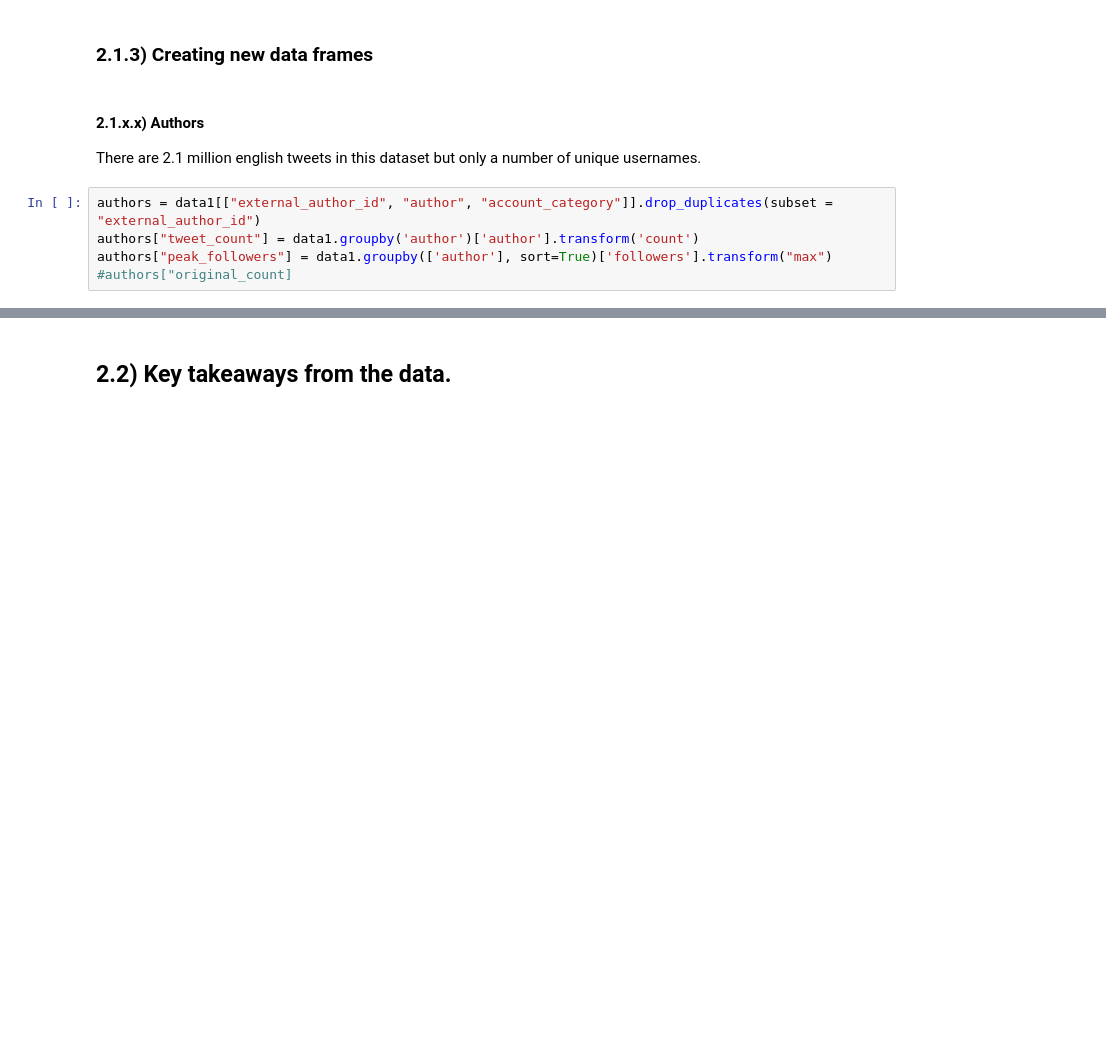
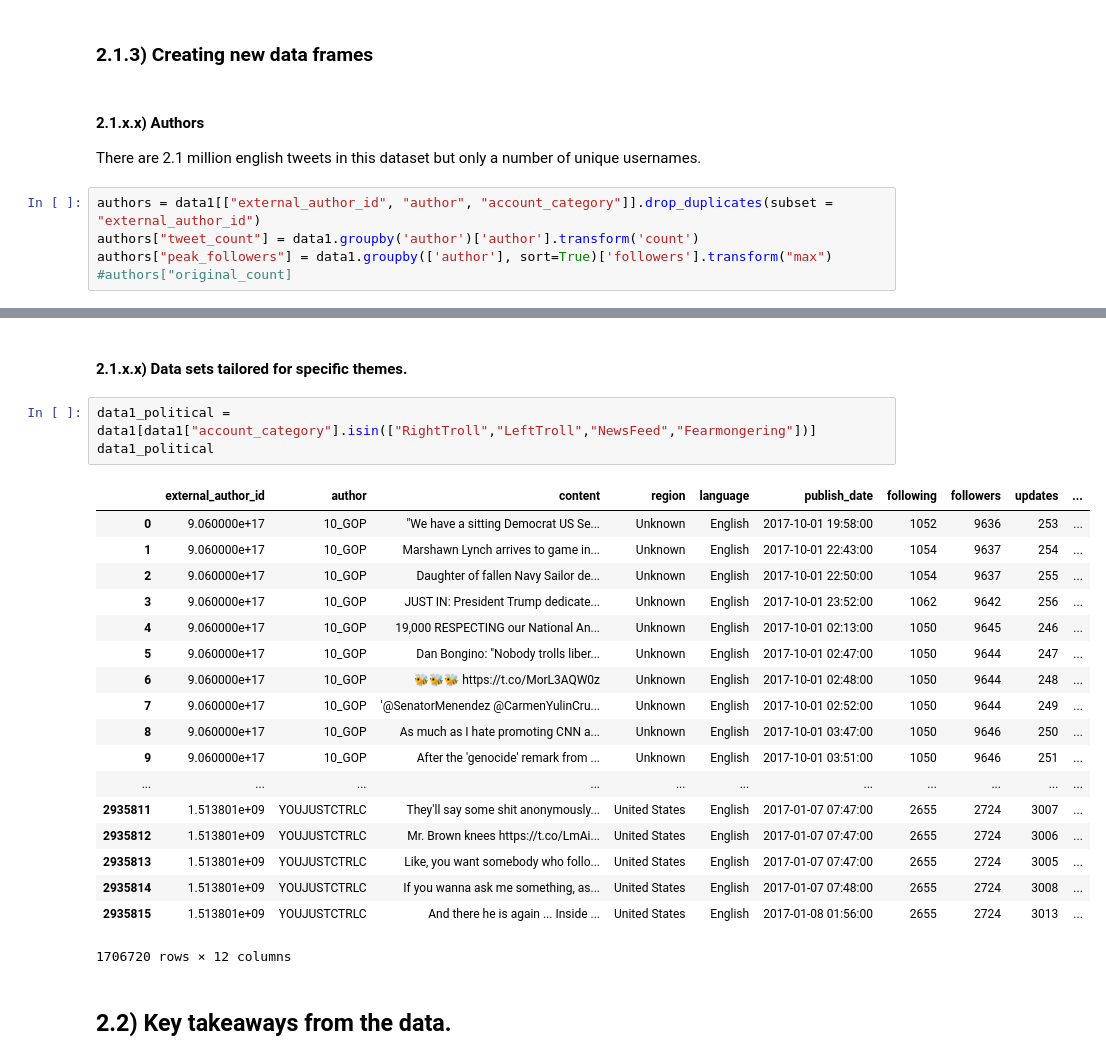
Before and after one commit to haakonms/ADAproject, a Jupyter notebook: Milestone2.ipynb, the cells around one changed output, grey strips where cells are left out. Saved outputs shown, nothing was run; the diff lists cells and outputs as text; blank space fills up the shorter version.

```diff
--- a/Milestone2.ipynb
+++ b/Milestone2.ipynb
@@ -214,2 +232,26 @@ most_active_authors.tail(10)
+# %% [markdown]
+#### 2.1.x.x) Data sets tailored for specific themes.
+# %%
+data1_political = data1[data1["account_category"].isin(["RightTroll","LeftTroll","NewsFeed","Fearmongering"])]
+data1_political
+# %% [output]
+|  | external_author_id | author | content | region | language | publish_date | following | followers | updates | ... |
+| 0 | 9.060000e+17 | 10_GOP | "We have a sitting Democrat US Se... | Unknown | English | 2017-10-01 19:58:00 | 1052 | 9636 | 253 | ... |
+| 1 | 9.060000e+17 | 10_GOP | Marshawn Lynch arrives to game in... | Unknown | English | 2017-10-01 22:43:00 | 1054 | 9637 | 254 | ... |
+| 2 | 9.060000e+17 | 10_GOP | Daughter of fallen Navy Sailor de... | Unknown | English | 2017-10-01 22:50:00 | 1054 | 9637 | 255 | ... |
+| 3 | 9.060000e+17 | 10_GOP | JUST IN: President Trump dedicate... | Unknown | English | 2017-10-01 23:52:00 | 1062 | 9642 | 256 | ... |
+| 4 | 9.060000e+17 | 10_GOP | 19,000 RESPECTING our National An... | Unknown | English | 2017-10-01 02:13:00 | 1050 | 9645 | 246 | ... |
+| 5 | 9.060000e+17 | 10_GOP | Dan Bongino: "Nobody trolls liber... | Unknown | English | 2017-10-01 02:47:00 | 1050 | 9644 | 247 | ... |
+| 6 | 9.060000e+17 | 10_GOP | 🐝🐝🐝 https://t.co/MorL3AQW0z | Unknown | English | 2017-10-01 02:48:00 | 1050 | 9644 | 248 | ... |
+| 7 | 9.060000e+17 | 10_GOP | '@SenatorMenendez @CarmenYulinCru... | Unknown | English | 2017-10-01 02:52:00 | 1050 | 9644 | 249 | ... |
+| 8 | 9.060000e+17 | 10_GOP | As much as I hate promoting CNN a... | Unknown | English | 2017-10-01 03:47:00 | 1050 | 9646 | 250 | ... |
+| 9 | 9.060000e+17 | 10_GOP | After the 'genocide' remark from ... | Unknown | English | 2017-10-01 03:51:00 | 1050 | 9646 | 251 | ... |
+| ... | ... | ... | ... | ... | ... | ... | ... | ... | ... | ... |
+| 2935811 | 1.513801e+09 | YOUJUSTCTRLC | They'll say some shit anonymously... | United States | English | 2017-01-07 07:47:00 | 2655 | 2724 | 3007 | ... |
+| 2935812 | 1.513801e+09 | YOUJUSTCTRLC | Mr. Brown knees https://t.co/LmAi... | United States | English | 2017-01-07 07:47:00 | 2655 | 2724 | 3006 | ... |
+| 2935813 | 1.513801e+09 | YOUJUSTCTRLC | Like, you want somebody who follo... | United States | English | 2017-01-07 07:47:00 | 2655 | 2724 | 3005 | ... |
+| 2935814 | 1.513801e+09 | YOUJUSTCTRLC | If you wanna ask me something, as... | United States | English | 2017-01-07 07:48:00 | 2655 | 2724 | 3008 | ... |
+| 2935815 | 1.513801e+09 | YOUJUSTCTRLC | And there he is again ... Inside ... | United States | English | 2017-01-08 01:56:00 | 2655 | 2724 | 3013 | ... |
+1706720 rows × 12 columns
 # %% [markdown]
 ## 2.2) Key takeaways from the data.
```
Also changed, not shown: parts of 16 cells of this notebook.
